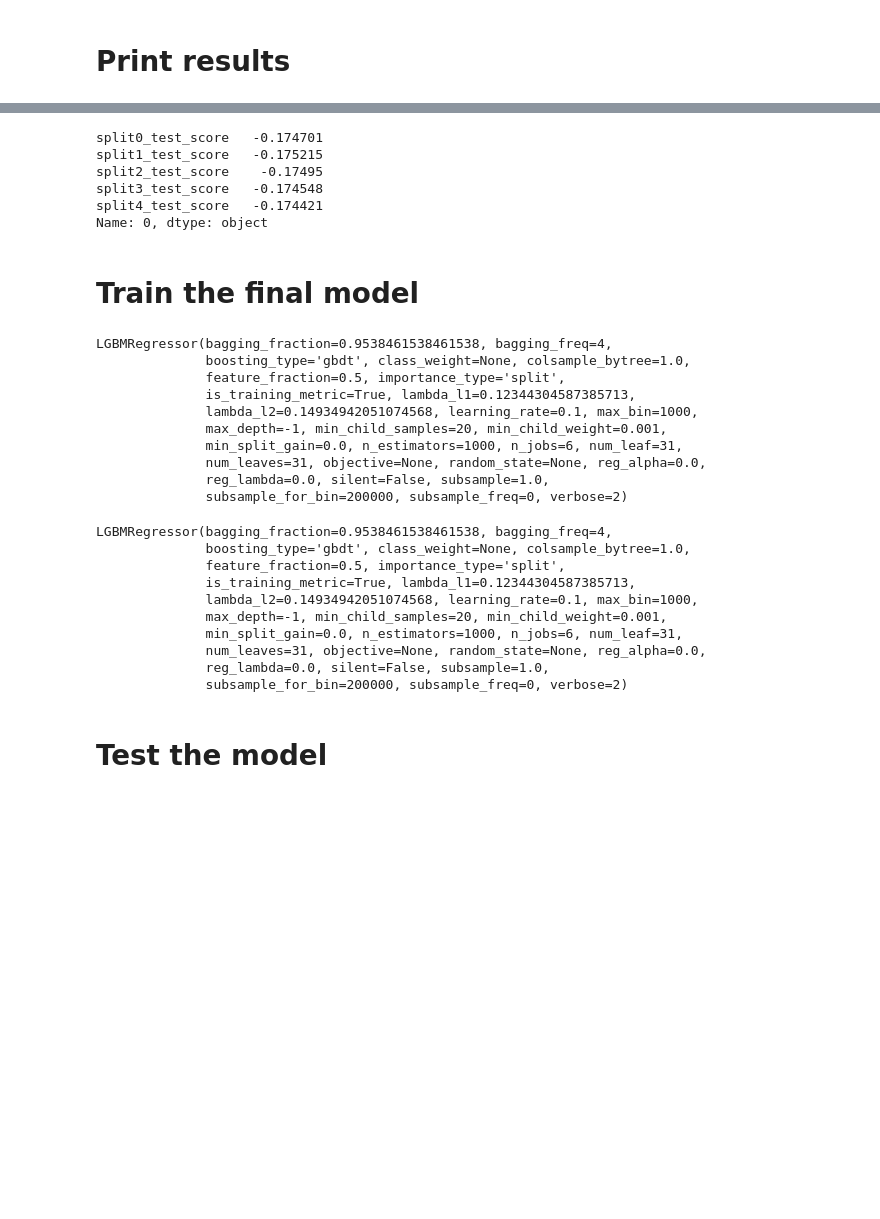
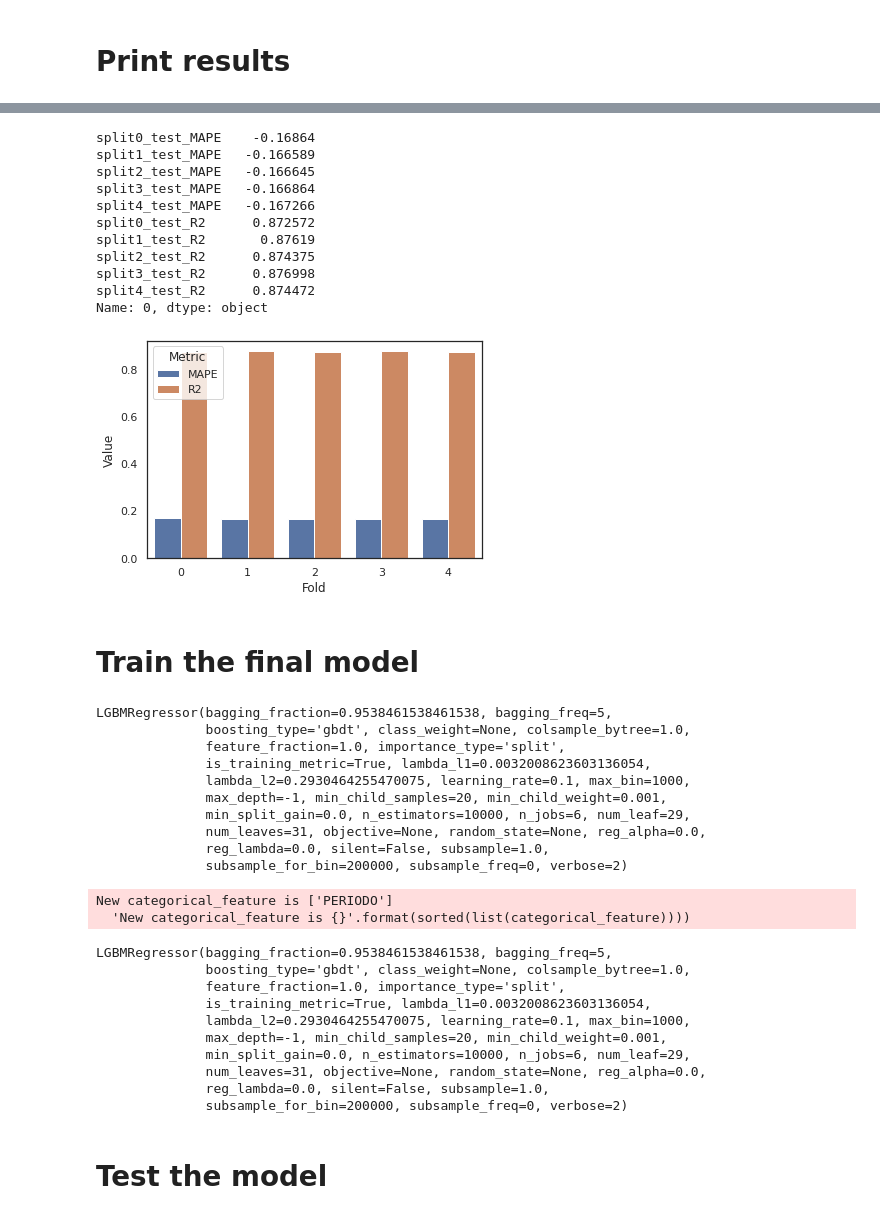
Before and after one commit to rboghe/cened, a Jupyter notebook: cened_1_2_ml.ipynb, the cells around one changed output, grey strips where cells are left out. Saved outputs shown, nothing was run; the diff lists cells and outputs as text; code cells hidden in the pictures; blank space fills up the shorter version.

```diff
--- a/cened_1_2_ml.ipynb
+++ b/cened_1_2_ml.ipynb
@@ -164,11 +207,14 @@ modified_neg_mape_scorer = make_scorer(modified_neg_mape, greater_is_better=True
 # %% [markdown]
 # Random search
 # %%
-mlcol = ['ANNO_COSTRUZIONE','SUPERFICIE_LORDA', 'SUPERFICIE_NETTA', 'VOLUME_LORDO',
+mlcol = ['PERIODO','SUPERFICIE_LORDA', 'SUPERFICIE_NETTA', 'VOLUME_LORDO',
          'VOLUME_NETTO', 'SUPERFICIE_DISPERDENTE',
          'TRASMITTANZA_MEDIA_INVOLUCRO', 'TRASMITTANZA_MEDIA_COPERTURA',
          'TRASMITTANZA_MEDIA_BASAMENTO', 'TRASMITTANZA_MEDIA_SERRAMENTO',
-         'dd','SUP_FINESTRATA','SUP_OPACA']
+         'dd','SUP_FINESTRATA','SUP_OPACA', 'SUPERFICIE_VETRATA_OPACA',
+         'NUMERO_RICAMBI_ORARI']
+# %%
+cat_feats = ['PERIODO']
 # %%
 param_dist = {'feature_fraction': np.linspace(0.4, 1, num=7),
               'num_leaf' : list(range(20,40)),
@@ -225,7 +273,7 @@ print(random_search.best_score_)
 # %%
 # Create a results df
 cv_df = pd.DataFrame(random_search.cv_results_)
-cv_df = cv_df.sort_values(by = ['rank_test_score']).reset_index()
+cv_df = cv_df.sort_values(by = ['rank_test_MAPE']).reset_index()
 
 # Filter columns
 res_cols = [col for col in cv_df if col.startswith('split')]
@@ -236,41 +284,57 @@ best_res = cv_df.loc[0]
 # Print results for each fold
 print(best_res[res_cols])
 # %% [output]
-split0_test_score   -0.174701
-split1_test_score   -0.175215
-split2_test_score    -0.17495
-split3_test_score   -0.174548
-split4_test_score   -0.174421
+split0_test_MAPE    -0.16864
+split1_test_MAPE   -0.166589
+split2_test_MAPE   -0.166645
+split3_test_MAPE   -0.166864
+split4_test_MAPE   -0.167266
+split0_test_R2      0.872572
+split1_test_R2       0.87619
+split2_test_R2      0.874375
+split3_test_R2      0.876998
+split4_test_R2      0.874472
 Name: 0, dtype: object
+# %%
+df = pd.DataFrame(best_res[res_cols])
+df = df.rename(columns = {0:'Value'})
+df['Fold'] = df.index.str[5:6]
+df['Metric'] = df.index.str[12:]
+df['Value'] = np.where(df['Metric'] == 'MAPE', df['Value'] * -1, df['Value'])
+ax = sns.barplot(x='Fold', y="Value", hue="Metric", data = df)
+# %% [output]
+[figure, added]
 # %% [markdown]
 # Train the final model
 # %%
-light = LGBMRegressor(n_estimators = 1000, silent = False, verbose = 2, is_training_metric = True, n_jobs = 6)
+light = LGBMRegressor(n_estimators = 10000, silent = False, verbose = 2, is_training_metric = True, n_jobs = 6)
 light.set_params(**random_search.best_params_)
 # %% [output]
-LGBMRegressor(bagging_fraction=0.9538461538461538, bagging_freq=4,
+LGBMRegressor(bagging_fraction=0.9538461538461538, bagging_freq=5,
               boosting_type='gbdt', class_weight=None, colsample_bytree=1.0,
-              feature_fraction=0.5, importance_type='split',
-              is_training_metric=True, lambda_l1=0.12344304587385713,
-              lambda_l2=0.14934942051074568, learning_rate=0.1, max_bin=1000,
+              feature_fraction=1.0, importance_type='split',
+              is_training_metric=True, lambda_l1=0.0032008623603136054,
+              lambda_l2=0.2930464255470075, learning_rate=0.1, max_bin=1000,
               max_depth=-1, min_child_samples=20, min_child_weight=0.001,
-              min_split_gain=0.0, n_estimators=1000, n_jobs=6, num_leaf=31,
+              min_split_gain=0.0, n_estimators=10000, n_jobs=6, num_leaf=29,
               num_leaves=31, objective=None, random_state=None, reg_alpha=0.0,
               reg_lambda=0.0, silent=False, subsample=1.0,
               subsample_for_bin=200000, subsample_freq=0, verbose=2)
 # %%
-light.fit(train[mlcol], train['EPH'])
+light.fit(train[mlcol], train['EPH'], categorical_feature = cat_feats)
 # %% [output]
-LGBMRegressor(bagging_fraction=0.9538461538461538, bagging_freq=4,
-              boosting_type='gbdt', class_weight=None, colsample_bytree=1.0,
-              feature_fraction=0.5, importance_type='split',
-              is_training_metric=True, lambda_l1=0.12344304587385713,
-              lambda_l2=0.14934942051074568, learning_rate=0.1, max_bin=1000,
-              max_depth=-1, min_child_samples=20, min_child_weight=0.001,
-              min_split_gain=0.0, n_estimators=1000, n_jobs=6, num_leaf=31,
-              num_leaves=31, objective=None, random_state=None, reg_alpha=0.0,
-              reg_lambda=0.0, silent=False, subsample=1.0,
-              subsample_for_bin=200000, subsample_freq=0, verbose=2)
+New categorical_feature is ['PERIODO']
+  'New categorical_feature is {}'.format(sorted(list(categorical_feature))))
+LGBMRegressor(bagging_fraction=0.9538461538461538, bagging_freq=5,
+              boosting_type='gbdt', class_weight=None, colsample_bytree=1.0,
+              feature_fraction=1.0, importance_type='split',
+              is_training_metric=True, lambda_l1=0.0032008623603136054,
+              lambda_l2=0.2930464255470075, learning_rate=0.1, max_bin=1000,
+              max_depth=-1, min_child_samples=20, min_child_weight=0.001,
+              min_split_gain=0.0, n_estimators=10000, n_jobs=6, num_leaf=29,
+              num_leaves=31, objective=None, random_state=None, reg_alpha=0.0,
+              reg_lambda=0.0, silent=False, subsample=1.0,
+              subsample_for_bin=200000, subsample_freq=0, verbose=2)
 # %% [markdown]
 # Test the model
 # %%
```
Also changed, not shown: parts of 29 cells of this notebook.
